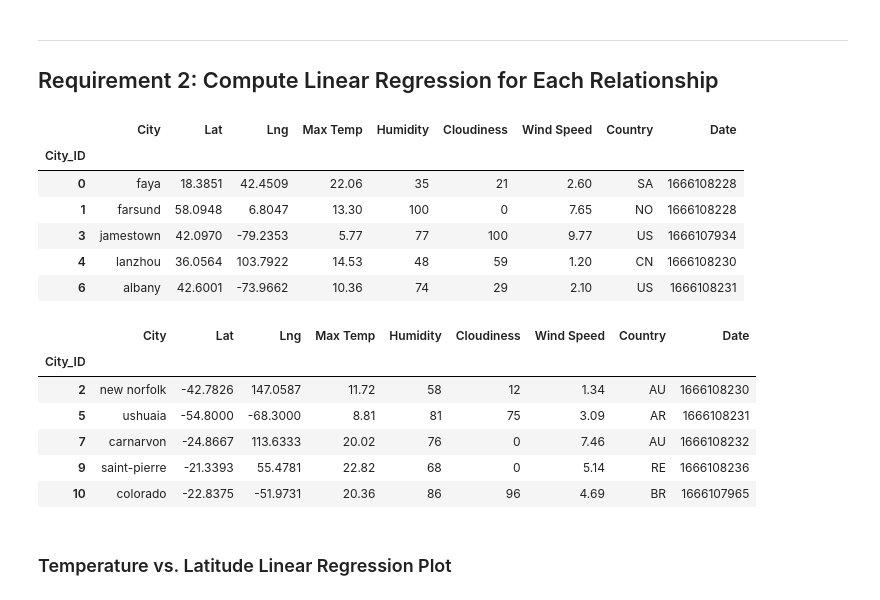
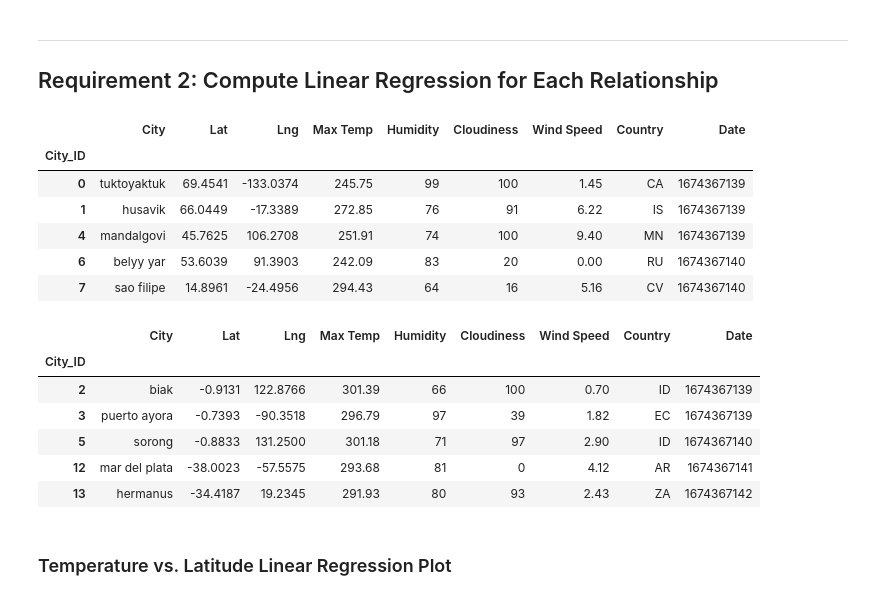
Before and after one commit to Kongfufack/python_api_challenge, a Jupyter notebook: Weatherpy/WeatherPy.ipynb, the cells around one changed output. Saved outputs shown, nothing was run; the diff lists cells and outputs as text; code cells hidden in the pictures.

```diff
--- a/Weatherpy/WeatherPy.ipynb
+++ b/Weatherpy/WeatherPy.ipynb
@@ -299,6 +186,0 @@ city_data_df.head()
-# %%
-# Read saved data
-city_data_df = pd.read_csv("output_data/cities.csv", index_col="City_ID")
-
-# Display sample data
-city_data_df.head()
@@ -461,31 +292,31 @@ plt.show()
 # YOUR CODE HERE
 # %%
 # Create a DataFrame with the Northern Hemisphere data (Latitude >= 0)
-# YOUR CODE HERE
+northern_hemi_df = city_data_df.loc[city_data_df["Lat"] >= 0]
 
 # Display sample data
 northern_hemi_df.head()
 # %% [output]
 |  | City | Lat | Lng | Max Temp | Humidity | Cloudiness | Wind Speed | Country | Date |
 | City_ID |  |  |  |  |  |  |  |  |  |
-| 0 | faya | 18.3851 | 42.4509 | 22.06 | 35 | 21 | 2.60 | SA | 1666108228 |
-| 1 | farsund | 58.0948 | 6.8047 | 13.30 | 100 | 0 | 7.65 | NO | 1666108228 |
-| 3 | jamestown | 42.0970 | -79.2353 | 5.77 | 77 | 100 | 9.77 | US | 1666107934 |
-| 4 | lanzhou | 36.0564 | 103.7922 | 14.53 | 48 | 59 | 1.20 | CN | 1666108230 |
-| 6 | albany | 42.6001 | -73.9662 | 10.36 | 74 | 29 | 2.10 | US | 1666108231 |
+| 0 | tuktoyaktuk | 69.4541 | -133.0374 | 245.75 | 99 | 100 | 1.45 | CA | 1674367139 |
+| 1 | husavik | 66.0449 | -17.3389 | 272.85 | 76 | 91 | 6.22 | IS | 1674367139 |
+| 4 | mandalgovi | 45.7625 | 106.2708 | 251.91 | 74 | 100 | 9.40 | MN | 1674367139 |
+| 6 | belyy yar | 53.6039 | 91.3903 | 242.09 | 83 | 20 | 0.00 | RU | 1674367140 |
+| 7 | sao filipe | 14.8961 | -24.4956 | 294.43 | 64 | 16 | 5.16 | CV | 1674367140 |
 # %%
 # Create a DataFrame with the Southern Hemisphere data (Latitude < 0)
-# YOUR CODE HERE
+southern_hemi_df = city_data_df.loc[city_data_df["Lat"] < 0]
 
 # Display sample data
 southern_hemi_df.head()
 # %% [output]
 |  | City | Lat | Lng | Max Temp | Humidity | Cloudiness | Wind Speed | Country | Date |
 | City_ID |  |  |  |  |  |  |  |  |  |
-| 2 | new norfolk | -42.7826 | 147.0587 | 11.72 | 58 | 12 | 1.34 | AU | 1666108230 |
-| 5 | ushuaia | -54.8000 | -68.3000 | 8.81 | 81 | 75 | 3.09 | AR | 1666108231 |
-| 7 | carnarvon | -24.8667 | 113.6333 | 20.02 | 76 | 0 | 7.46 | AU | 1666108232 |
-| 9 | saint-pierre | -21.3393 | 55.4781 | 22.82 | 68 | 0 | 5.14 | RE | 1666108236 |
-| 10 | colorado | -22.8375 | -51.9731 | 20.36 | 86 | 96 | 4.69 | BR | 1666107965 |
+| 2 | biak | -0.9131 | 122.8766 | 301.39 | 66 | 100 | 0.70 | ID | 1674367139 |
+| 3 | puerto ayora | -0.7393 | -90.3518 | 296.79 | 97 | 39 | 1.82 | EC | 1674367139 |
+| 5 | sorong | -0.8833 | 131.2500 | 301.18 | 71 | 97 | 2.90 | ID | 1674367140 |
+| 12 | mar del plata | -38.0023 | -57.5575 | 293.68 | 81 | 0 | 4.12 | AR | 1674367141 |
+| 13 | hermanus | -34.4187 | 19.2345 | 291.93 | 80 | 93 | 2.43 | ZA | 1674367142 |
 # %% [markdown]
 ###  Temperature vs. Latitude Linear Regression Plot
```
Also changed, not shown: parts of 35 cells of this notebook, 5 other files.
